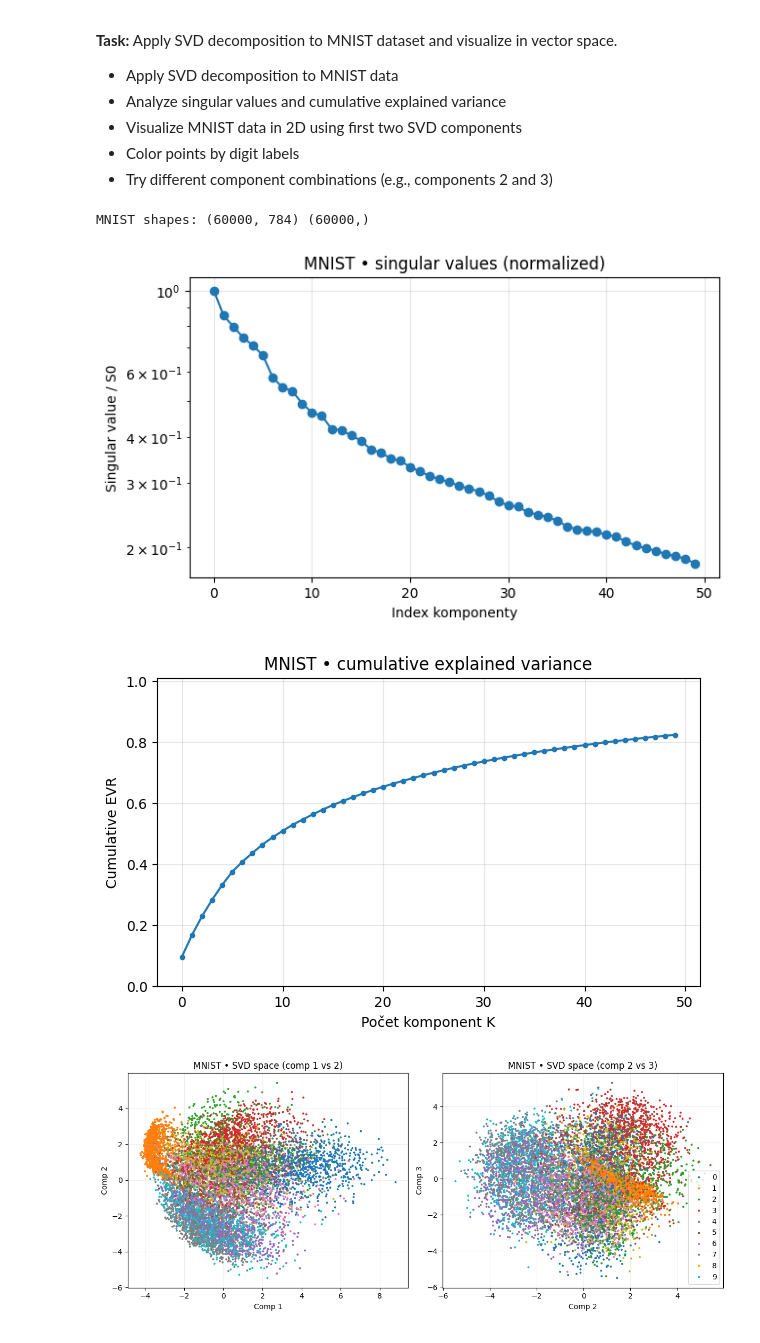
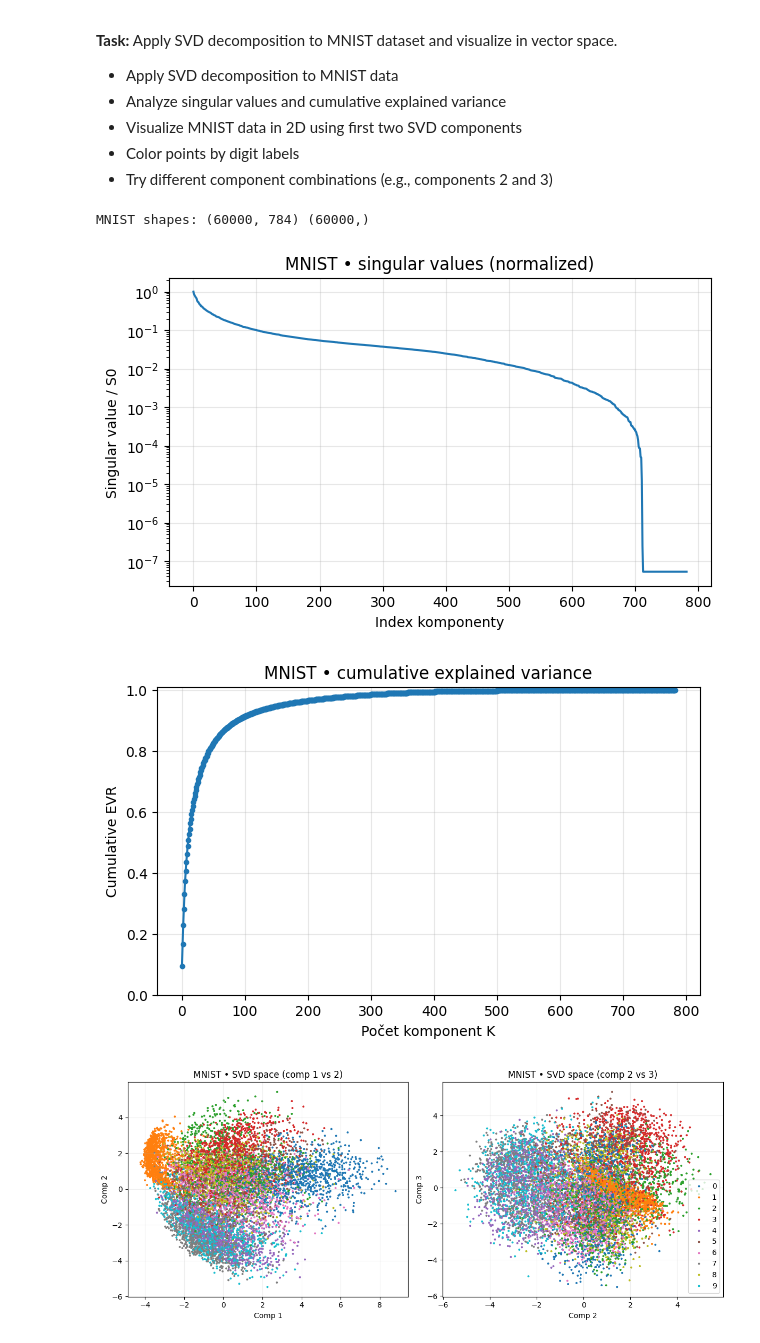
Before and after one commit to Kudl1k/su, a Jupyter notebook: ml_05.ipynb, the cells around one changed output. Cells and saved outputs as stored; diff of their text form; code cells hidden in the pictures.

```diff
--- a/ml_05.ipynb
+++ b/ml_05.ipynb
@@ -376,41 +377,41 @@ print("MNIST shapes:", X_mnist.shape, y_mnist.shape)
 Xc_mnist = X_mnist - X_mnist.mean(axis=0, keepdims=True)
 
 # vezmeme top K komponent (rychlé a paměťově úsporné)
-K = min(150, min(Xc_mnist.shape) - 1)
+K = min(800, min(Xc_mnist.shape) - 1)
 tsvd_mnist = TruncatedSVD(n_components=K, random_state=0)
 Z_mnist = tsvd_mnist.fit_transform(Xc_mnist)   # Z ~ UΣ
 S_mnist = tsvd_mnist.singular_values_
 EVR_mnist = tsvd_mnist.explained_variance_ratio_
 Vt_mnist = tsvd_mnist.components_
 
 # Spektrum (normalizované) a EVR - napovi rozumne K
 plt.figure(figsize=(7,4))
-plt.semilogy(S_mnist / S_mnist[0], marker='o')
+plt.semilogy(S_mnist / S_mnist[0])
 plt.title("MNIST • singular values (normalized)")
 plt.xlabel("Index komponenty")
 plt.ylabel("Singular value / S0")
 plt.grid(True, alpha=0.3)
 plt.show()
 
 # Cumulative EVR - napovi rozumne K (90 - 95% variance)
 plt.figure(figsize=(7,4))
 plt.plot(np.cumsum(EVR_mnist), marker='.')
 plt.title("MNIST • cumulative explained variance")
 plt.xlabel("Počet komponent K")
 plt.ylabel("Cumulative EVR")
 plt.ylim(0, 1.01); plt.grid(True, alpha=0.3)
 plt.show()
 
 # Uložíme do dictu pro pozdější použití
 mnist = {
     "X": X_mnist, "y": y_mnist, "Xc": Xc_mnist,
     "Z": Z_mnist, "S": S_mnist, "EVR": EVR_mnist,
     "Vt": Vt_mnist, "img_shape": mnist_img_shape
 }
 # %% [output]
 MNIST shapes: (60000, 784) (60000,)
-[figure, old version]
+[figure, new version]
-[figure, old version]
+[figure, new version]
 # %%
 # ...existing code...
 # 2D projekce MNIST v prostoru SVD komponent
```
Also changed, not shown: parts of 6 cells of this notebook, 15 other files.
